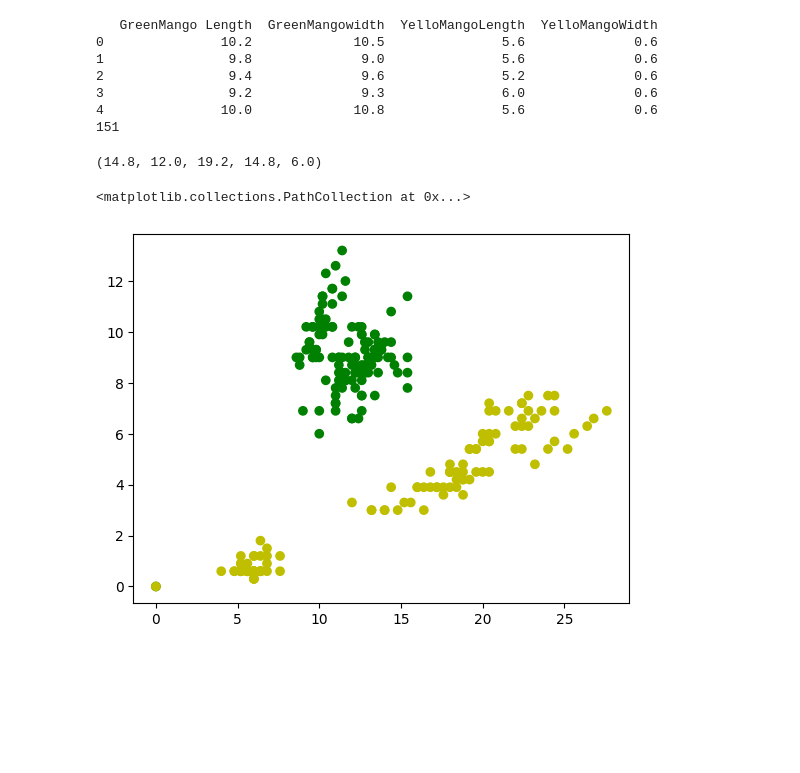
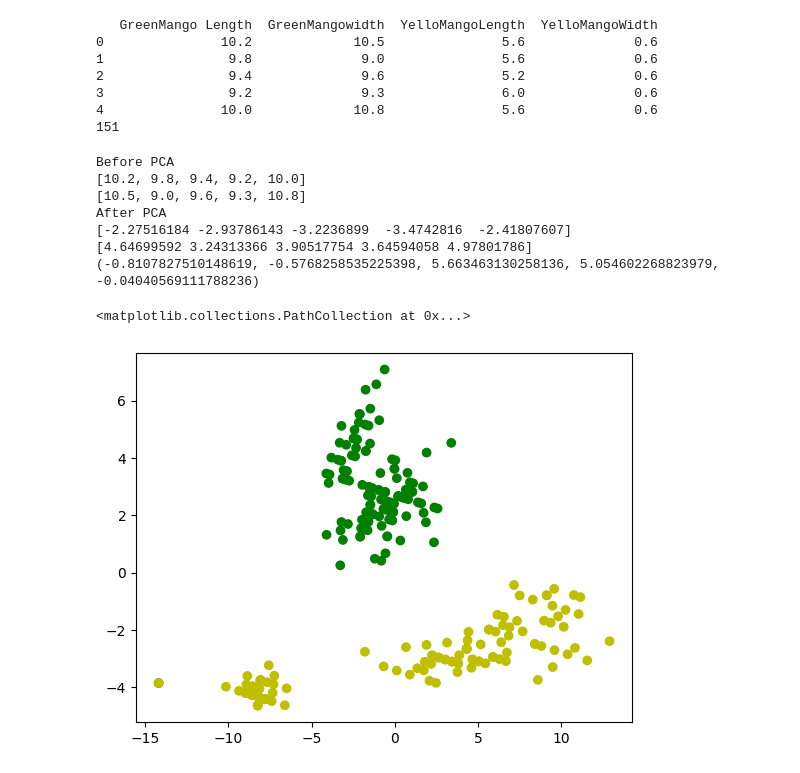
Before and after one commit to ntuanh/SplittingYOLO, a Jupyter notebook: SplitYOLO/src/K-means.ipynb, the cells around one changed output. Cells and saved outputs as stored; diff of their text form; code cells hidden in the pictures; blank space fills up the shorter version.

```diff
--- a/SplitYOLO/src/K-means.ipynb
+++ b/SplitYOLO/src/K-means.ipynb
@@ -198,24 +237,43 @@ print(len(data))
 # %%
 x = list(data['GreenMango Length']) + list(data['YelloMangoLength'])
 y = list(data['GreenMangowidth']) + list(data['YelloMangoWidth'])
 mango  = [0 for _ in range(len(data['GreenMango Length']))]  + [1 for _ in range(len(data['YelloMangoLength']))]
 colors = ['g' , 'y']
+
+
+print(f"Before PCA")
+print(x[:5])
+print(y[:5])
+
+X = np.column_stack((x, y))
+X_pca = pca_manual(X, k=2)
+x = X_pca[: , 0]
+y = X_pca[: , 1]
+print(f"After PCA")
+print(x[:5])
+print(y[:5])
 
 pairs = list(zip(x, y, mango))  # Combine them as pairs
 random.shuffle(pairs)    # Shuffle the pairs
 x, y, mango = zip(*pairs)     # Unzip the pairs back into x and y
 
 train_percent = int(len(x) * train_percent)
 x_train , x_test = x[:train_percent], x[train_percent:]
 y_train , y_test = y[:train_percent], y[train_percent:]
 mango_train , mango_test = mango[:train_percent], mango[train_percent:]
 
 print(x_train[:5])
 plt.scatter(x_train, y_train, color=[colors[label] for label in mango_train], marker='o')
 # %% [output]
-(14.8, 12.0, 19.2, 14.8, 6.0)
+Before PCA
+[10.2, 9.8, 9.4, 9.2, 10.0]
+[10.5, 9.0, 9.6, 9.3, 10.8]
+After PCA
+[-2.27516184 -2.93786143 -3.2236899  -3.4742816  -2.41807607]
+[4.64699592 3.24313366 3.90517754 3.64594058 4.97801786]
+(-0.8107827510148619, -0.5768258535225398, 5.663463130258136, 5.054602268823979, -0.04040569111788236)
 <matplotlib.collections.PathCollection at 0x...>
-[figure, old version]
+[figure, new version]
 # %%
 def test_kmeans(x_test , y_test , mango_test):
     print(x_train[:5])
```
Also changed, not shown: parts of 5 cells of this notebook.
